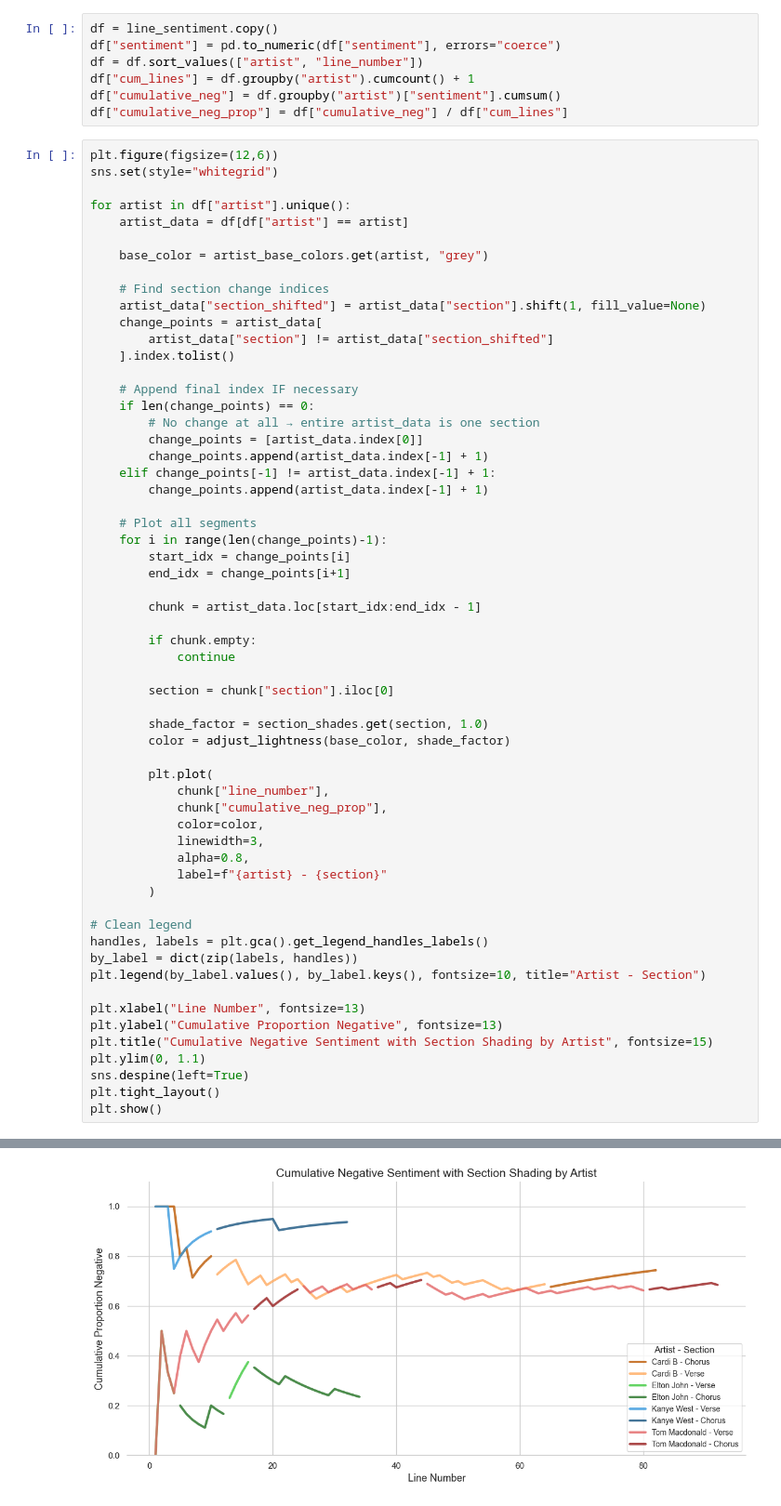
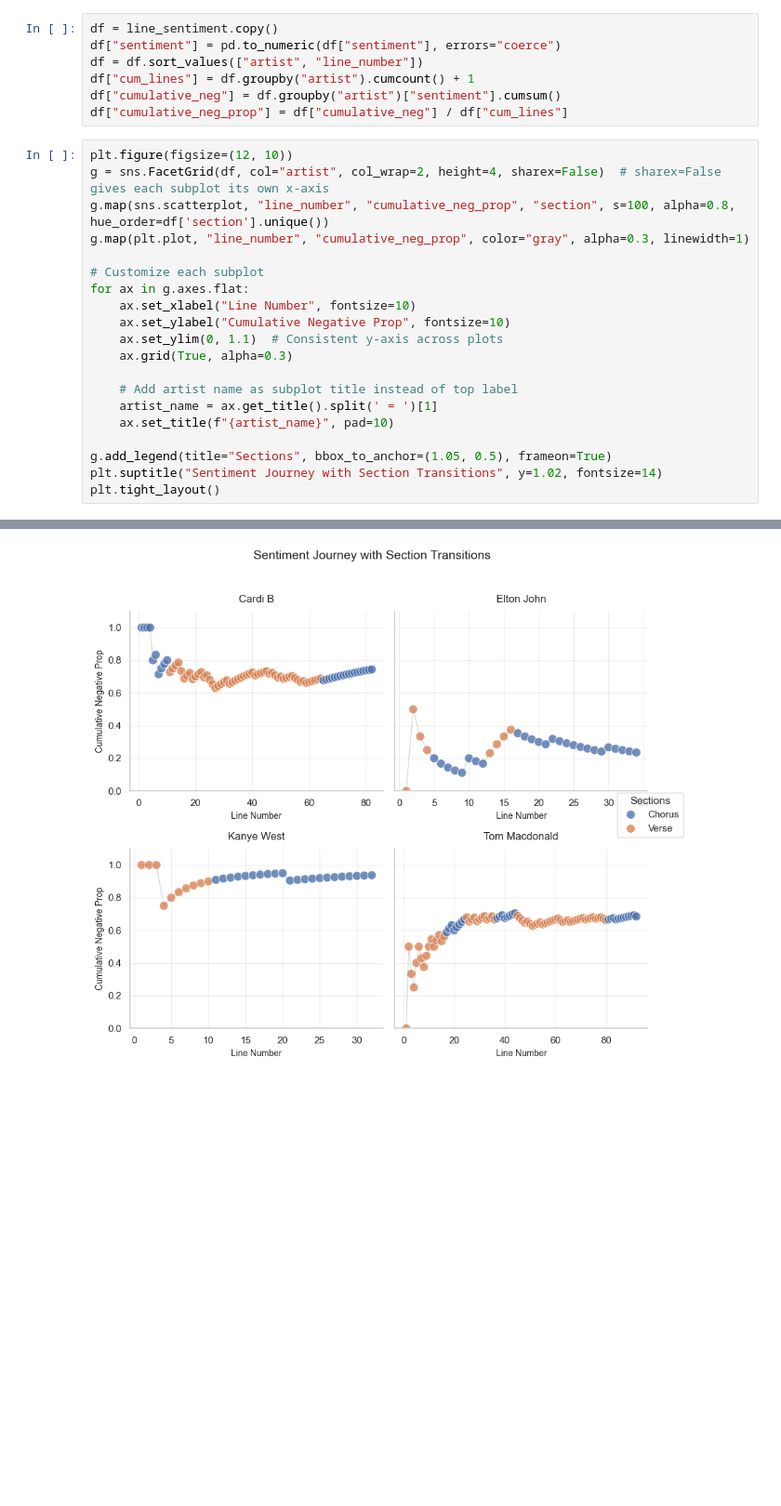
Before and after one commit to jchoi0406/musictransformationanalysis, a Jupyter notebook: lyric_analysis.ipynb, the cells around one changed output, grey strips where cells are left out. Shown at 93% size. Drawn from its saved outputs; the diff is of its cells as text; blank space fills up the shorter version.

Commit message:
plots

```diff
--- a/preprocessing.ipynb
+++ b/lyric_analysis.ipynb
@@ -370,62 +336,23 @@ df["cum_lines"] = df.groupby("artist").cumcount() + 1
 df["cumulative_neg"] = df.groupby("artist")["sentiment"].cumsum()
 df["cumulative_neg_prop"] = df["cumulative_neg"] / df["cum_lines"]
 # %%
-plt.figure(figsize=(12,6))
-sns.set(style="whitegrid")
+plt.figure(figsize=(12, 10))
+g = sns.FacetGrid(df, col="artist", col_wrap=2, height=4, sharex=False)  # sharex=False gives each subplot its own x-axis
+g.map(sns.scatterplot, "line_number", "cumulative_neg_prop", "section", s=100, alpha=0.8, hue_order=df['section'].unique())
+g.map(plt.plot, "line_number", "cumulative_neg_prop", color="gray", alpha=0.3, linewidth=1)
 
-for artist in df["artist"].unique():
-    artist_data = df[df["artist"] == artist]
+# Customize each subplot
+for ax in g.axes.flat:
+    ax.set_xlabel("Line Number", fontsize=10)
+    ax.set_ylabel("Cumulative Negative Prop", fontsize=10)
+    ax.set_ylim(0, 1.1)  # Consistent y-axis across plots
+    ax.grid(True, alpha=0.3)
 
-    base_color = artist_base_colors.get(artist, "grey")
+    # Add artist name as subplot title instead of top label
+    artist_name = ax.get_title().split(' = ')[1]
+    ax.set_title(f"{artist_name}", pad=10)
 
-    # Find section change indices
-    artist_data["section_shifted"] = artist_data["section"].shift(1, fill_value=None)
-    change_points = artist_data[
-        artist_data["section"] != artist_data["section_shifted"]
-    ].index.tolist()
-
-    # Append final index IF necessary
-    if len(change_points) == 0:
-        # No change at all → entire artist_data is one section
-        change_points = [artist_data.index[0]]
-        change_points.append(artist_data.index[-1] + 1)
-    elif change_points[-1] != artist_data.index[-1] + 1:
-        change_points.append(artist_data.index[-1] + 1)
-
-    # Plot all segments
-    for i in range(len(change_points)-1):
-        start_idx = change_points[i]
-        end_idx = change_points[i+1]
-
-        chunk = artist_data.loc[start_idx:end_idx - 1]
-
-        if chunk.empty:
-            continue
-
-        section = chunk["section"].iloc[0]
-
-        shade_factor = section_shades.get(section, 1.0)
-        color = adjust_lightness(base_color, shade_factor)
-
-        plt.plot(
-            chunk["line_number"],
-            chunk["cumulative_neg_prop"],
-            color=color,
-            linewidth=3,
-            alpha=0.8,
-            label=f"{artist} - {section}"
-        )
-
-# Clean legend
-handles, labels = plt.gca().get_legend_handles_labels()
-by_label = dict(zip(labels, handles))
-plt.legend(by_label.values(), by_label.keys(), fontsize=10, title="Artist - Section")
-
-plt.xlabel("Line Number", fontsize=13)
-plt.ylabel("Cumulative Proportion Negative", fontsize=13)
-plt.title("Cumulative Negative Sentiment with Section Shading by Artist", fontsize=15)
-plt.ylim(0, 1.1)
-sns.despine(left=True)
+g.add_legend(title="Sections", bbox_to_anchor=(1.05, 0.5), frameon=True)
+plt.suptitle("Sentiment Journey with Section Transitions", y=1.02, fontsize=14)
 plt.tight_layout()
-plt.show()
 # %% [output]
@@ -452 +360 @@ See the caveats in the documentation: https://pandas.pydata.org/pandas-docs/stab
-[figure, old version]
+[figure, new version]
```
Also changed, not shown: parts of 3 cells of this notebook, 3 other files.
